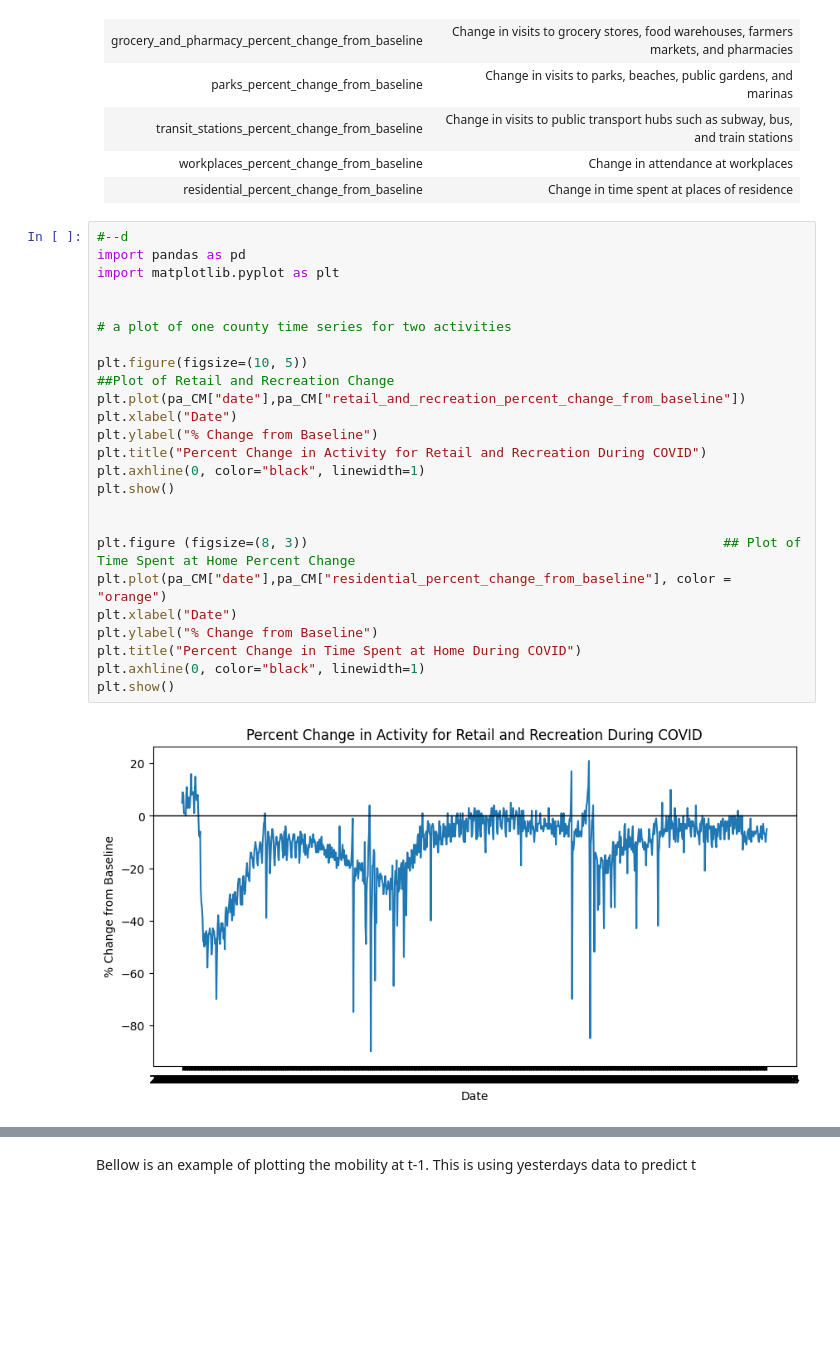
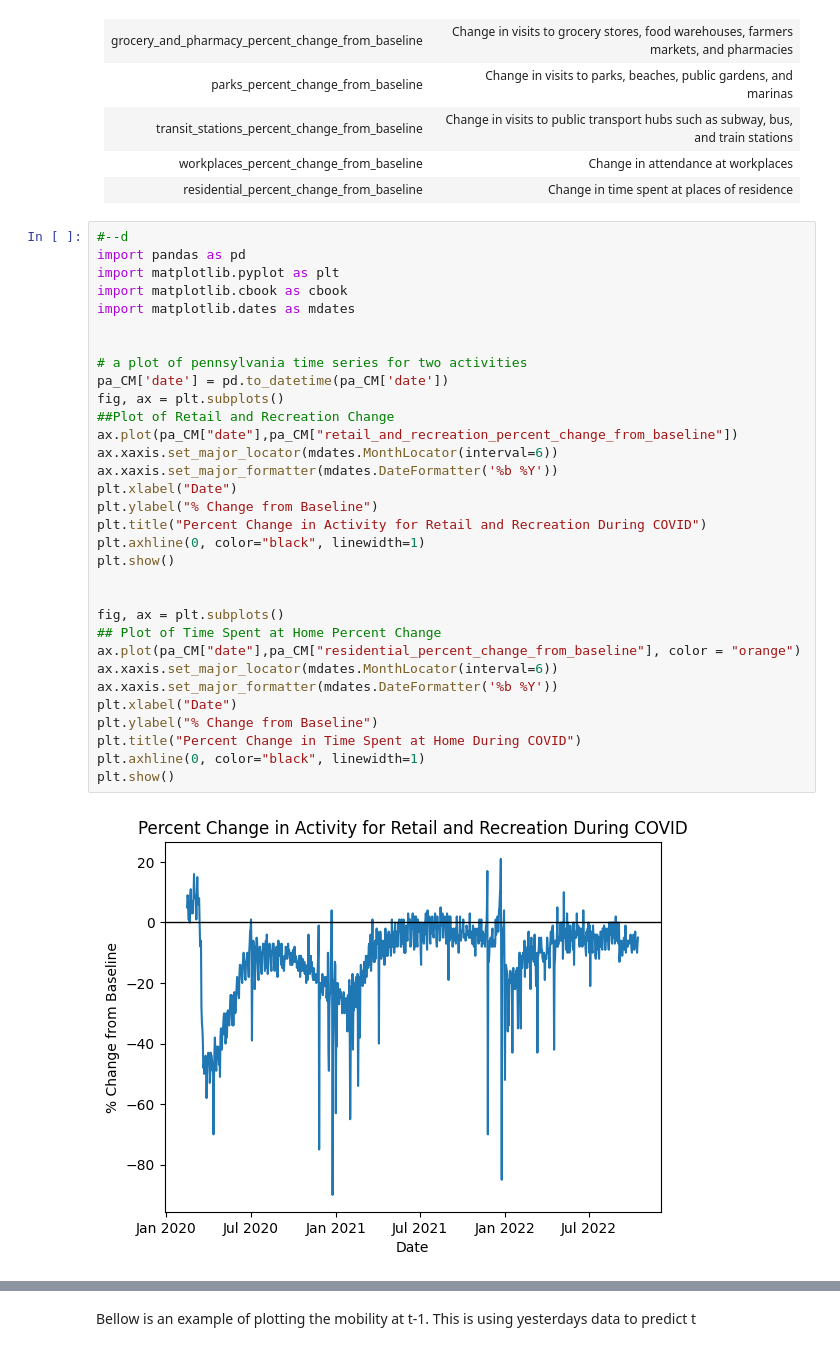
Before and after one commit to computationalUncertaintyLab/TSID, a Jupyter notebook: ch1.ipynb, the cells around one changed output, grey strips where cells are left out. Saved outputs shown, nothing was run; the diff lists cells and outputs as text; blank space fills up the shorter version.

Commit message:
added date ticks and r value

```diff
--- a/ch1.ipynb
+++ b/ch1.ipynb
@@ -293,26 +293,32 @@ print(pa_CM.head())  #look at the first 5 rows of CM
 # %%
 #--d
 import pandas as pd
 import matplotlib.pyplot as plt
+import matplotlib.cbook as cbook
+import matplotlib.dates as mdates
 
 
-# a plot of one county time series for two activities
-
-plt.figure(figsize=(10, 5))                                                                   ##Plot of Retail and Recreation Change
-plt.plot(pa_CM["date"],pa_CM["retail_and_recreation_percent_change_from_baseline"])
+# a plot of pennsylvania time series for two activities
+pa_CM['date'] = pd.to_datetime(pa_CM['date'])
+fig, ax = plt.subplots()                                                                  ##Plot of Retail and Recreation Change
+ax.plot(pa_CM["date"],pa_CM["retail_and_recreation_percent_change_from_baseline"])
+ax.xaxis.set_major_locator(mdates.MonthLocator(interval=6))
+ax.xaxis.set_major_formatter(mdates.DateFormatter('%b %Y'))
 plt.xlabel("Date")
 plt.ylabel("% Change from Baseline")
 plt.title("Percent Change in Activity for Retail and Recreation During COVID")
 plt.axhline(0, color="black", linewidth=1)
 plt.show()
 
 
-plt.figure (figsize=(8, 3))                                                     ## Plot of Time Spent at Home Percent Change
-plt.plot(pa_CM["date"],pa_CM["residential_percent_change_from_baseline"], color = "orange")
+fig, ax = plt.subplots()                                                                                                                      ## Plot of Time Spent at Home Percent Change
+ax.plot(pa_CM["date"],pa_CM["residential_percent_change_from_baseline"], color = "orange")
+ax.xaxis.set_major_locator(mdates.MonthLocator(interval=6))
+ax.xaxis.set_major_formatter(mdates.DateFormatter('%b %Y'))
 plt.xlabel("Date")
 plt.ylabel("% Change from Baseline")
 plt.title("Percent Change in Time Spent at Home During COVID")
 plt.axhline(0, color="black", linewidth=1)
 plt.show()
 # %% [output]
-[figure, old version]
+[figure, new version]
```
Also changed, not shown: parts of 5 cells of this notebook.
